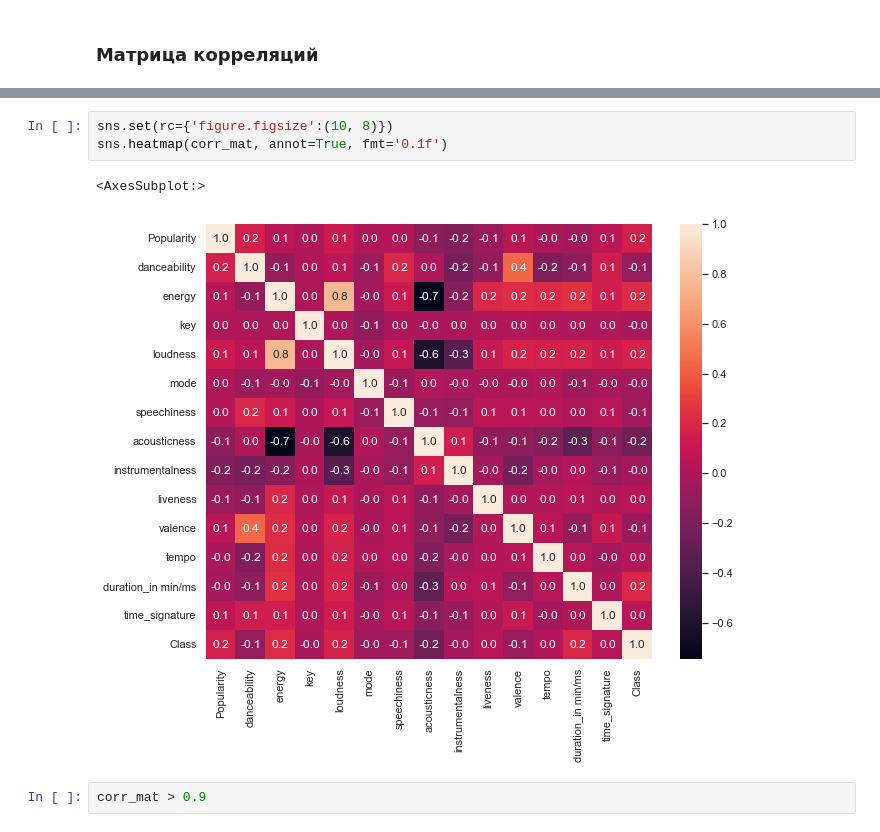
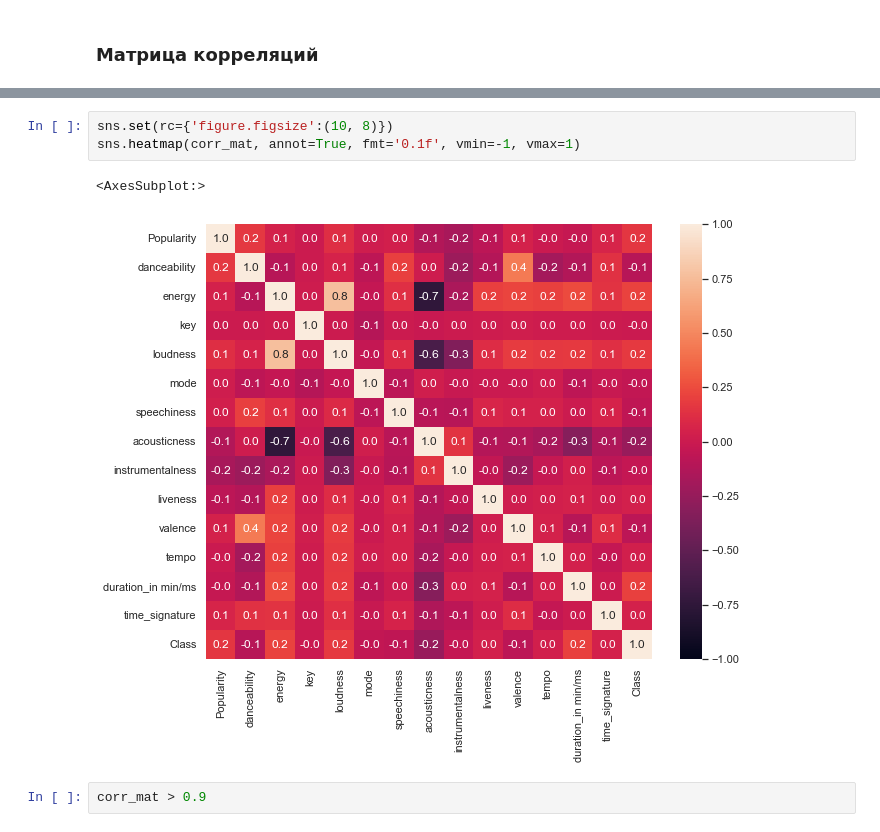
Before and after one commit to andrewkin77/ML_masters_course, a Jupyter notebook: music_genreHW1.ipynb, the cells around one changed output, grey strips where cells are left out. Drawn from its saved outputs; the diff is of its cells as text.

```diff
--- a/music_genreHW1.ipynb
+++ b/music_genreHW1.ipynb
@@ -165,10 +165,10 @@ corr_mat
 | Class | 0.158493 | -0.097681 | 0.217328 | -0.007365 | 0.177872 | -0.044740 | -0.059349 | -0.237138 | ... |
 # %%
 sns.set(rc={'figure.figsize':(10, 8)})
-sns.heatmap(corr_mat, annot=True, fmt='0.1f')
+sns.heatmap(corr_mat, annot=True, fmt='0.1f', vmin=-1, vmax=1)
 # %% [output]
 <AxesSubplot:>
-[figure, old version]
+[figure, new version]
 # %%
 corr_mat > 0.9
 # %% [output]
```
Also changed, not shown: parts of 36 cells of this notebook.
